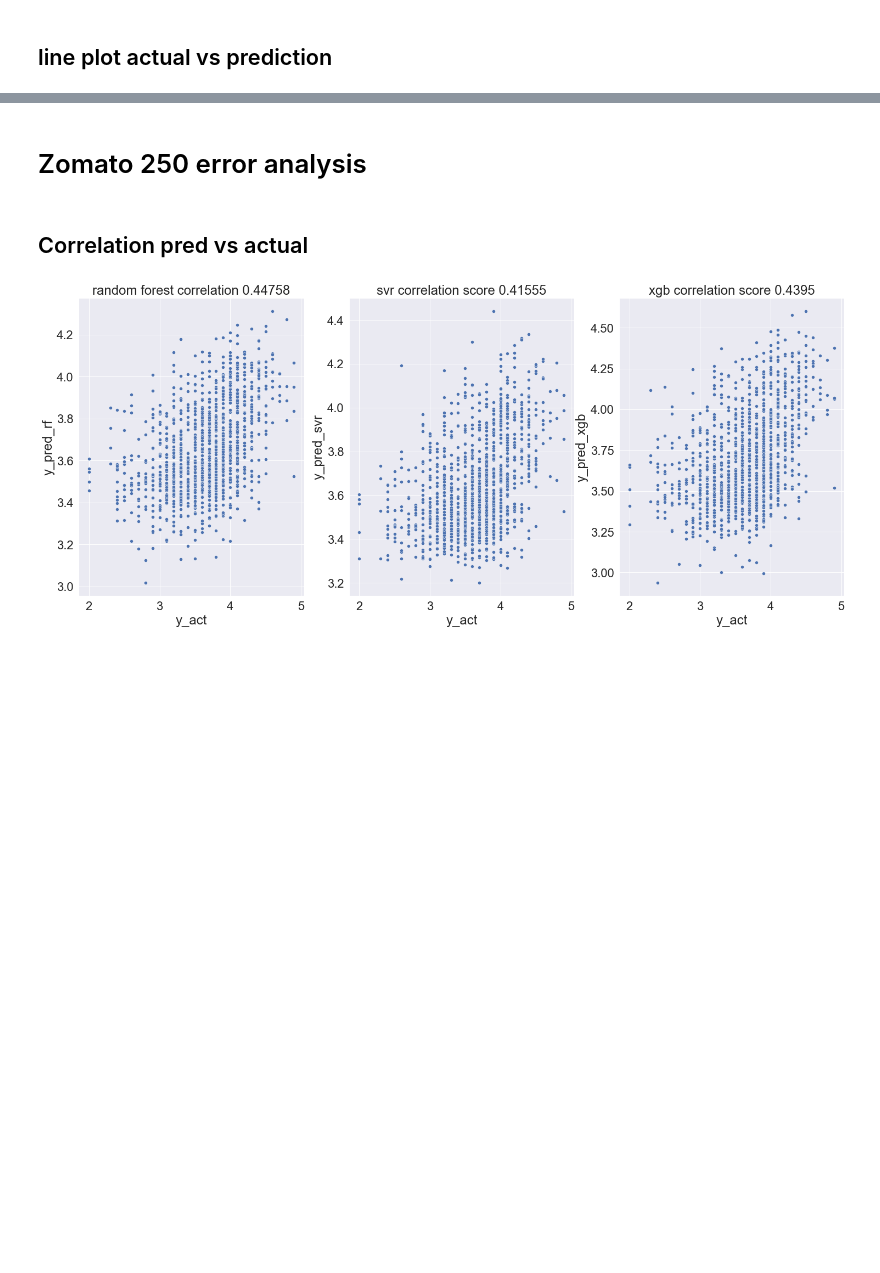
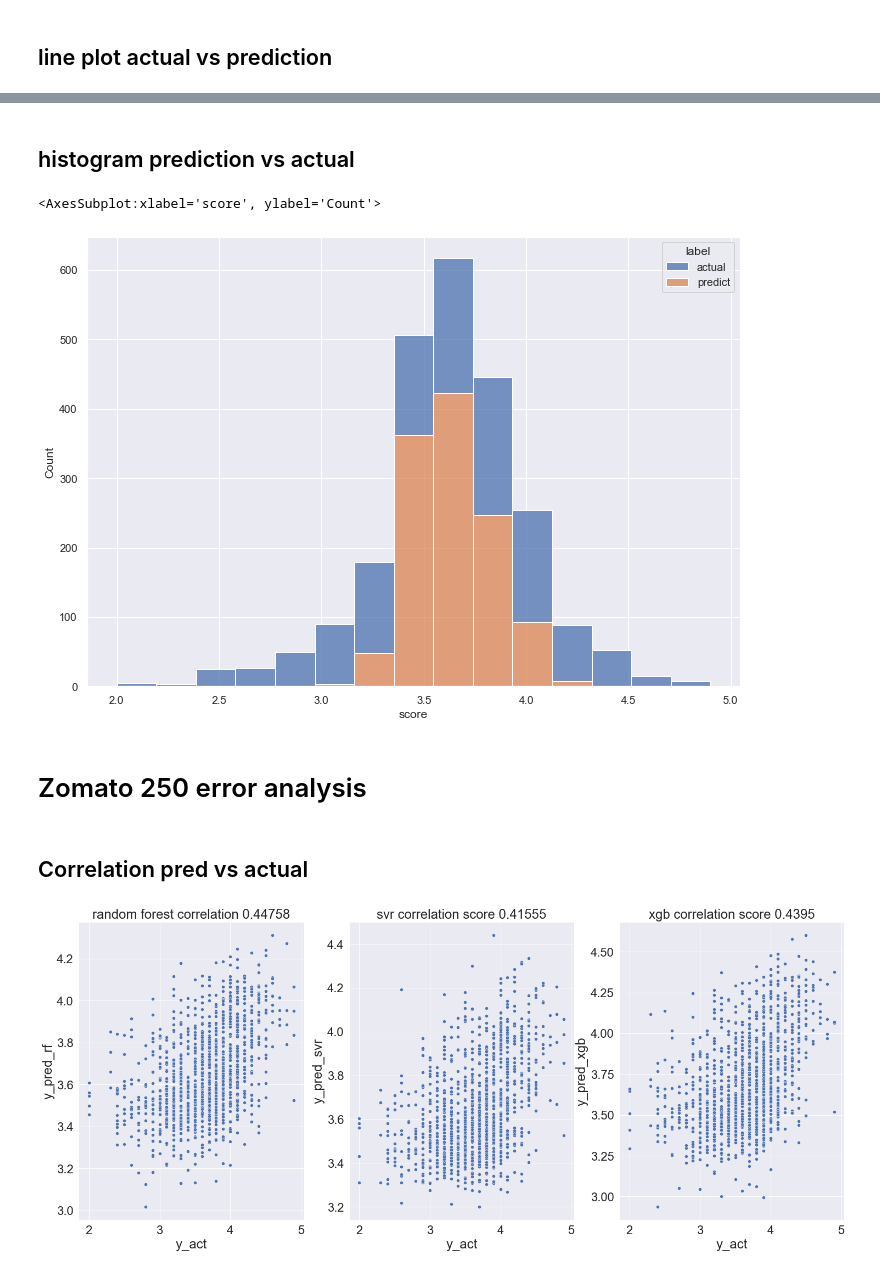
Before and after one commit to adamaulia/AdamThesis, a Jupyter notebook: 5_error_regression.ipynb, the cells around one changed output, grey strips where cells are left out. Cells and saved outputs as stored; diff of their text form; code cells hidden in the pictures; blank space fills up the shorter version.

```diff
--- a/5_error_regression.ipynb
+++ b/5_error_regression.ipynb
@@ -451,3 +464,16 @@ plt.show()
+# %% [markdown]
+## histogram prediction vs actual
+# %%
+sns.set(rc={'figure.figsize':(11.7,8.27)})
+
+df_pred_act = pd.DataFrame()
+df_pred_act['score'] = pd.concat( [df_zom_1000_reg['y_act'], df_zom_1000_reg['y_pred_rf'] ])
+df_pred_act['label'] = np.repeat(['actual','predict'], df_zom_1000_reg.shape[0])
+
+sns.histplot(data=df_pred_act, x="score", hue="label", multiple="stack", stat = 'count', bins = 15)
+# %% [output]
+<AxesSubplot:xlabel='score', ylabel='Count'>
+[figure, added]
 # %% [markdown]
 # Zomato 250 error analysis
 # %%
```
Also changed, not shown: parts of 18 cells of this notebook.
